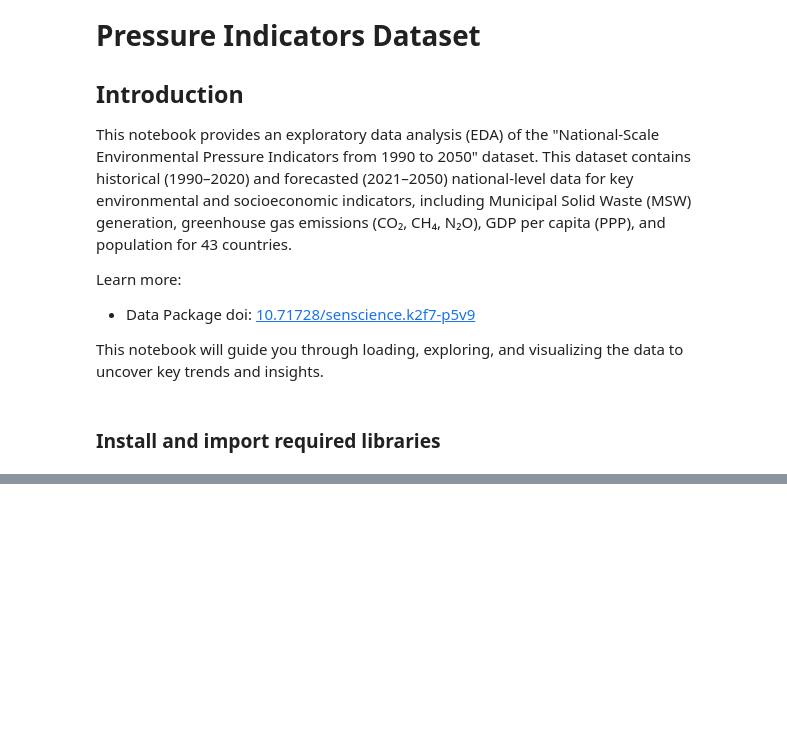
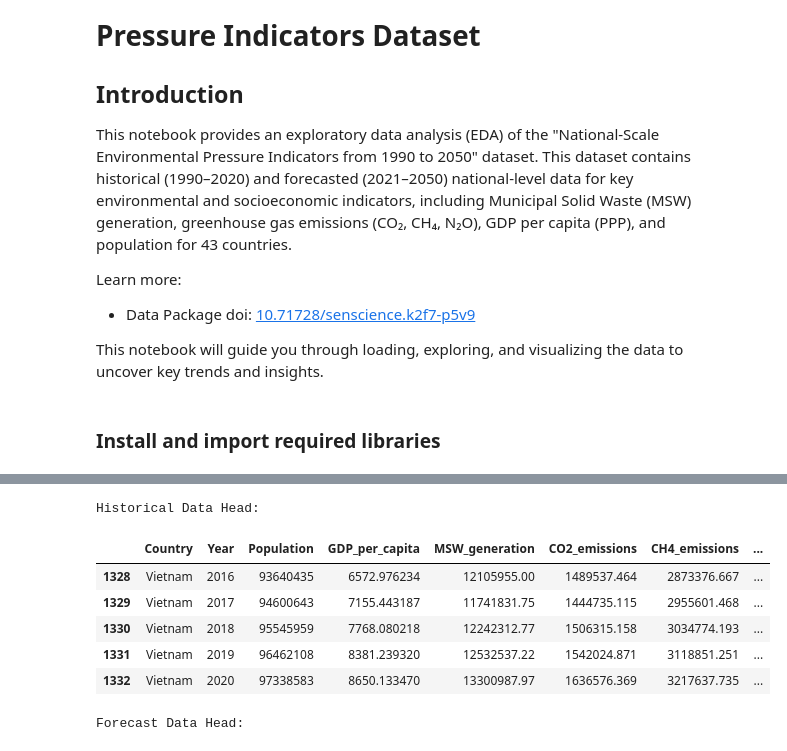
Before and after one commit to senscience/notebooks, a Jupyter notebook: Hoy_GHEmissions/notebook.ipynb, the cells around one changed output, grey strips where cells are left out. Drawn from its saved outputs; the diff is of its cells as text; code cells hidden in the pictures; blank space fills up the shorter version.

```diff
--- a/Hoy_GHEmissions/notebook.ipynb
+++ b/Hoy_GHEmissions/notebook.ipynb
@@ -248,0 +135,15 @@ This initial analysis sets the stage for more advanced modeling, such as forecas
+# %%
+print("Historical Data Head:")
+display(historical_df.tail())
+
+print("\nForecast Data Head:")
+display(forecast_df.tail())
+# %% [output]
+Historical Data Head:
+|  | Country | Year | Population | GDP_per_capita | MSW_generation | CO2_emissions | CH4_emissions | ... |
+| 1328 | Vietnam | 2016 | 93640435 | 6572.976234 | 12105955.00 | 1489537.464 | 2873376.667 | ... |
+| 1329 | Vietnam | 2017 | 94600643 | 7155.443187 | 11741831.75 | 1444735.115 | 2955601.468 | ... |
+| 1330 | Vietnam | 2018 | 95545959 | 7768.080218 | 12242312.77 | 1506315.158 | 3034774.193 | ... |
+| 1331 | Vietnam | 2019 | 96462108 | 8381.239320 | 12532537.22 | 1542024.871 | 3118851.251 | ... |
+| 1332 | Vietnam | 2020 | 97338583 | 8650.133470 | 13300987.97 | 1636576.369 | 3217637.735 | ... |
+Forecast Data Head:
```
Also changed, not shown: parts of 41 cells of this notebook.
